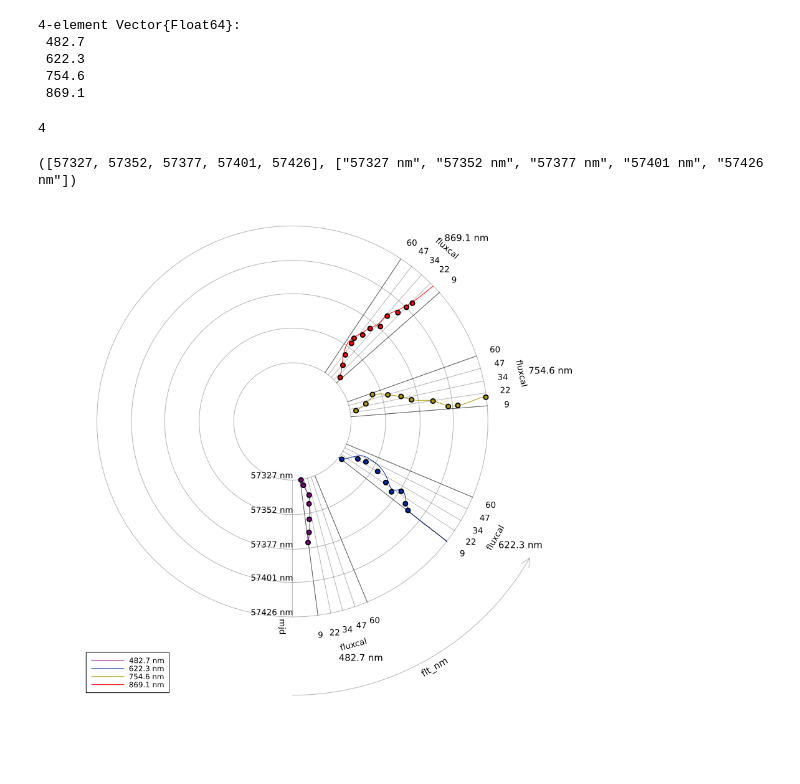
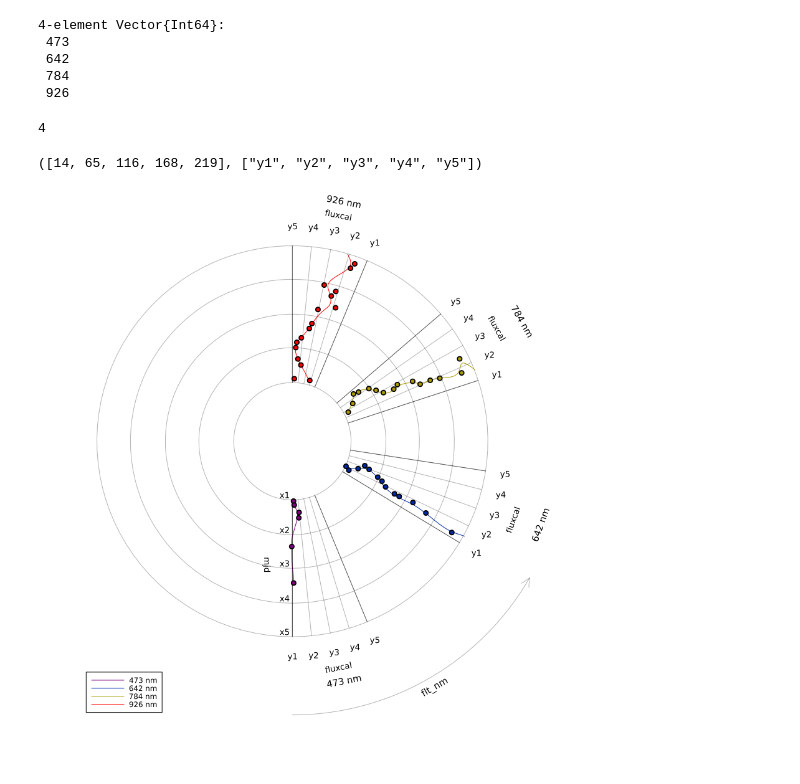
Before and after one commit to TheRedElement/LStein, a Jupyter notebook: src_jl_demo/LVisP_demo.ipynb, the cells around one changed output. Cells and saved outputs as stored; diff of their text form; code cells hidden in the pictures.

```diff
--- a/src_jl_demo/LVisP_demo.ipynb
+++ b/src_jl_demo/LVisP_demo.ipynb
@@ -18,30 +20,8 @@ WARNING: using LVisP.LVisP in module Main conflicts with an existing identifier.
 #%%data loading
 fnames = Glob.glob("*.csv", joinpath(@__DIR__,"../data/"))
 println(fnames)
-fname = fnames[1]
+fname = fnames[13]
 df = DataFrame(CSV.File(fname))
-
-encoding_pb_lsst = Dict(   #LSST passbands in nm (https://ui.adsabs.harvard.edu/abs/2021A%26A...646A.110H/abstract)
-    "u"=>361.7, "g"=>482.7, "r"=>622.3, "i"=>754.6, "z"=>869.1, "Y"=>971.2,
-)
-encoding_pb_des = Dict(     #DES passbands in nm (https://noirlab.edu/science/programs/ctio/filters/Dark-Energy-Camera)
-    # "u"=>355, "g"=>473, "r"=>642, "i"=>784, "z"=>926, "Y"=>1009,
-    361.7=>355, 482.7=>473, 622.3=>642, 754.6=>784, 869.1=>926, 971.2=>1009,
-)
-
-# for f in fnames
-
-#     if occursin("des.csv", f)
-#         # println(f, " ", encoding_pb_des)
-
-#         df = DataFrame(CSV.File(f))
-#         transform!(df,:flt_nm => ByRow(pb -> encoding_pb_des[pb]); renamecols=false)
-#         # rename!(df, :flt=>:flt_nm)
-#         # display(df)
-#         CSV.write(f, df)
-#     end
-
-# end
 
 df_raw = subset(df, :processing => p -> p .== "raw")    #raw
 df_pro = subset(df, :processing => p -> p .!= "raw")    #processed
@@ -182,28 +47,33 @@ nthetas = length(unique_thetas)
 display(unique_thetas)
 display(nthetas)
 # %% [output]
-4-element Vector{Float64}:
- 482.7
- 622.3
- 754.6
- 869.1
+4-element Vector{Int64}:
+ 473
+ 642
+ 784
+ 926
 4
 # %%
 #%%get required parameters
-thetalims = (minimum(theta_raw), maximum(theta_raw)+nanmean(diff(theta_raw)))
+thetalims = (minimum(theta_raw), maximum(theta_raw))
 xticks = Int.(round.(collect(range(minimum(minimum.(x_raw)), maximum(maximum.(x_raw)), 5)); digits=0))
 yticks = Int.(round.(collect(range(minimum(minimum.(y_raw)), maximum(maximum.(y_raw)), 5)); digits=0))
 
+xticks = (xticks, ["x1 ", "x2 ", "x3 ", "x4 ", "x5 "])
+yticks = (yticks, ["y1", "y2", "y3", "y4", "y5"])
+
 # display(thetalims)
 # display(xticks)
 # %% [output]
-([57327, 57352, 57377, 57401, 57426], ["57327 nm", "57352 nm", "57377 nm", "57401 nm", "57426 nm"])
+([14, 65, 116, 168, 219], ["y1", "y2", "y3", "y4", "y5"])
 # %%
+panelsize = pi/8
+
 #%%plotting
 LVPC = LVisP.LVisPCanvas(
     thetalims=thetalims, xticks=xticks,
-    thetaguidelims=(-pi/2,3pi/2), thetaplotlims=(-pi/2+pi/12,pi/2), xlimdeadzone=0.3, panelsize=pi/12,
-    thetalabel=names(df_raw)[1], xlabel=names(df_raw)[2], ylabel=names(df_raw)[3],
+    thetaguidelims=(-pi/2,3pi/2), thetaplotlims=(-pi/2+panelsize/2,pi/2-panelsize/2), xlimdeadzone=0.3, panelsize=panelsize,
+    thetalabel=names(df_raw)[1], xlabel="\n$(names(df_raw)[2])" * " "^28, ylabel=names(df_raw)[3],
     th_arrowlength=pi/3,
     panelbounds=true, ygrid=true,
     fontsizes=(thetalabel=10, ylabel=9, xlabel=9, thetaticklabel=10, xticklabel=9, yticklabel=9),
@@ -212,7 +82,7 @@ LVPC = LVisP.LVisPCanvas(
     thetalabelkwargs=(halign=:center,),
     xtickkwargs=(linecolor=:black, linealpha=0.3,),
     xticklabelkwargs=(rotation=0, halign=:right, valign=:bottom),
-    xlabelkwargs=(rotation=-90, halign=:center,),
+    xlabelkwargs=(rotation=-90, halign=:right, valign=:top),
     ygridkwargs=(linecolor=:black, linealpha=0.3, linestyle=:solid,),
     yticklabelkwargs=(rotation=0,),
     # ylabelkwargs=(rotation=0,),
@@ -224,31 +94,33 @@ colors = palette(:rainbow, nthetas)
 p = LVisP.plot(
     LVPC,
     theta_pro, x_pro, y_pro;
     yticks=yticks,
     thetaticklabels=["$thtl nm" for thtl in unique_thetas],
     plot_kwargs=[Dict(
         :lc=>colors[i], :label=>"$(unique_thetas[i]) nm",
         :seriestype=>:path,
     ) for i in eachindex(unique_thetas)]
 )
 plot!(p;
     size=(900,900),
     leftmargin=0Plots.mm, rightmargin=15Plots.mm,
+    topmargin=15Plots.mm, bottommargin=0Plots.mm,
 )
 
 LVisP.plot!(
     LVPC,
     theta_raw, x_raw, y_raw;
     yticks=yticks,
     thetaticklabels=nothing,
     data_only=true,
     plot_kwargs=[
     Dict(
         :mc=>colors[i], :label=>"",
         :seriestype=>:scatter,
     ) for i in eachindex(unique_thetas)]
 )
 
+savefig(p, replace(fname, "./data/"=>"./gfx/", ".csv"=>".png"))
 display(p)
 # %% [output]
-[figure, old version]
+[figure, new version]
```
Also changed, not shown: parts of 2 cells of this notebook, 3 other files.
